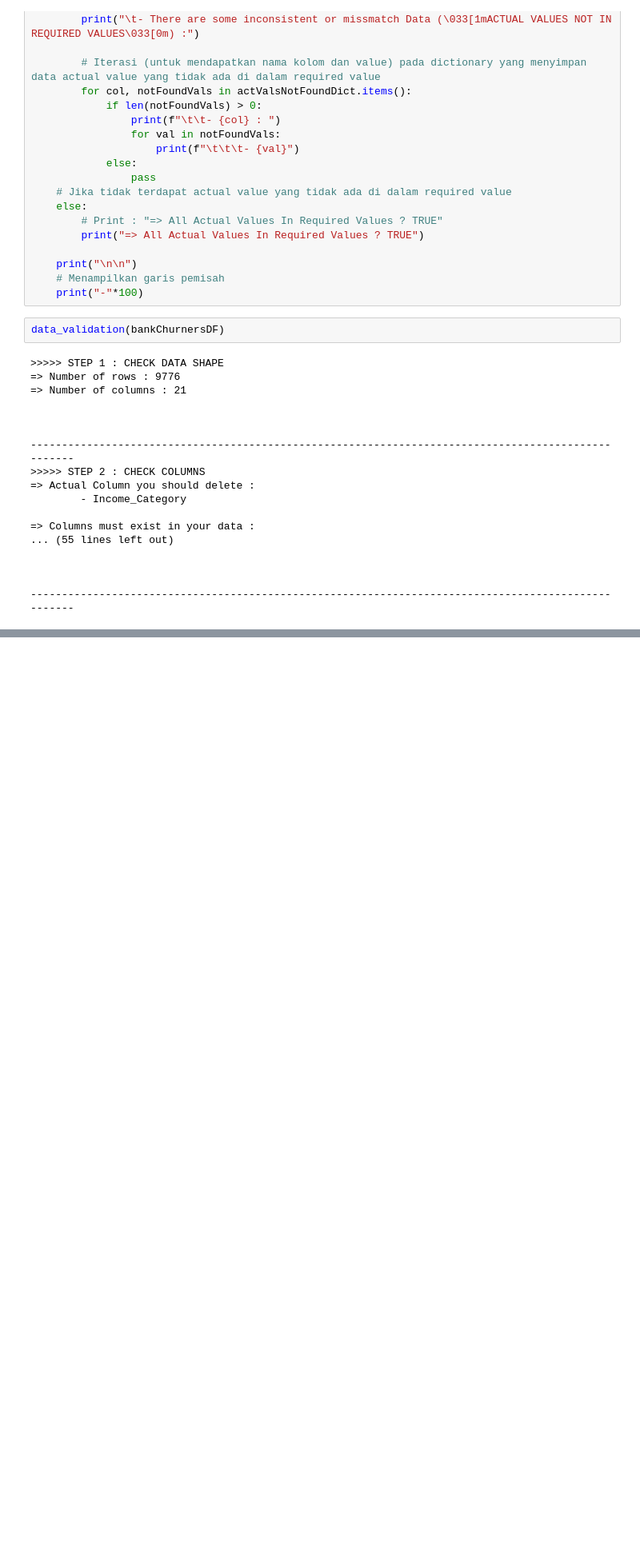
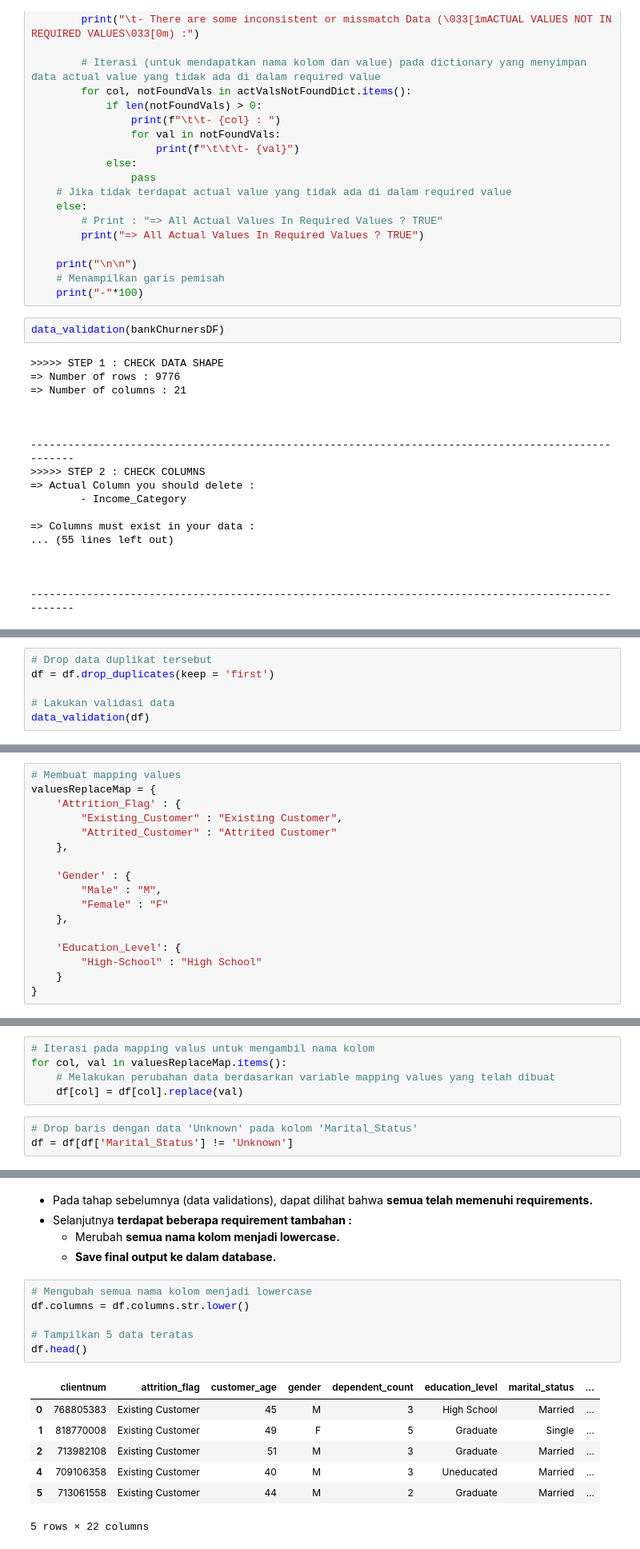
Before and after one commit to nairkivm/learning-pandas, a Jupyter notebook: data_cleaning/bank_churners_data/data_cleaning.ipynb, the cells around one changed output, grey strips where cells are left out. Shown at 80% size. Saved outputs shown, nothing was run; the diff lists cells and outputs as text; blank space fills up the shorter version.

```diff
--- a/data_cleaning/bank_churners_data/data_cleaning.ipynb
+++ b/data_cleaning/bank_churners_data/data_cleaning.ipynb
@@ -864,0 +1001,6 @@ data_validation(bankChurnersDF)
+# %%
+# Drop data duplikat tersebut
+df = df.drop_duplicates(keep = 'first')
+
+# Lakukan validasi data
+data_validation(df)
@@ -864,0 +1091,17 @@ data_validation(bankChurnersDF)
+# %%
+# Membuat mapping values
+valuesReplaceMap = {
+    'Attrition_Flag' : {
+        "Existing_Customer" : "Existing Customer",
+        "Attrited_Customer" : "Attrited Customer"
+    },
+
+    'Gender' : {
+        "Male" : "M",
+        "Female" : "F"
+    },
+
+    'Education_Level': {
+        "High-School" : "High School"
+    }
+}
@@ -864,0 +1110,8 @@ data_validation(bankChurnersDF)
+# %%
+# Iterasi pada mapping valus untuk mengambil nama kolom
+for col, val in valuesReplaceMap.items():
+    # Melakukan perubahan data berdasarkan variable mapping values yang telah dibuat
+    df[col] = df[col].replace(val)
+# %%
+# Drop baris dengan data 'Unknown' pada kolom 'Marital_Status'
+df = df[df['Marital_Status'] != 'Unknown']
@@ -864,0 +1138,19 @@ data_validation(bankChurnersDF)
+# %% [markdown]
+- Pada tahap sebelumnya (data validations), dapat dilihat bahwa **semua telah memenuhi requirements.**
+- Selanjutnya **terdapat beberapa requirement tambahan :**
+    - Merubah **semua nama kolom menjadi lowercase.**
+    - **Save final output ke dalam database.**
+# %%
+# Mengubah semua nama kolom menjadi lowercase
+df.columns = df.columns.str.lower()
+
+# Tampilkan 5 data teratas
+df.head()
+# %% [output]
+|  | clientnum | attrition_flag | customer_age | gender | dependent_count | education_level | marital_status | ... |
+| 0 | 768805383 | Existing Customer | 45 | M | 3 | High School | Married | ... |
+| 1 | 818770008 | Existing Customer | 49 | F | 5 | Graduate | Single | ... |
+| 2 | 713982108 | Existing Customer | 51 | M | 3 | Graduate | Married | ... |
+| 4 | 709106358 | Existing Customer | 40 | M | 3 | Uneducated | Married | ... |
+| 5 | 713061558 | Existing Customer | 44 | M | 2 | Graduate | Married | ... |
+5 rows × 22 columns
```
Also changed, not shown: parts of 25 cells of this notebook, 1 other file.
